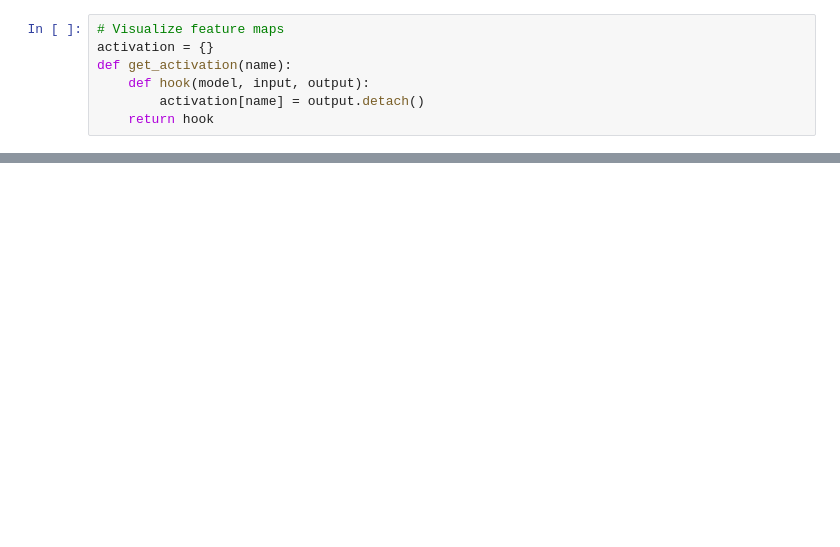
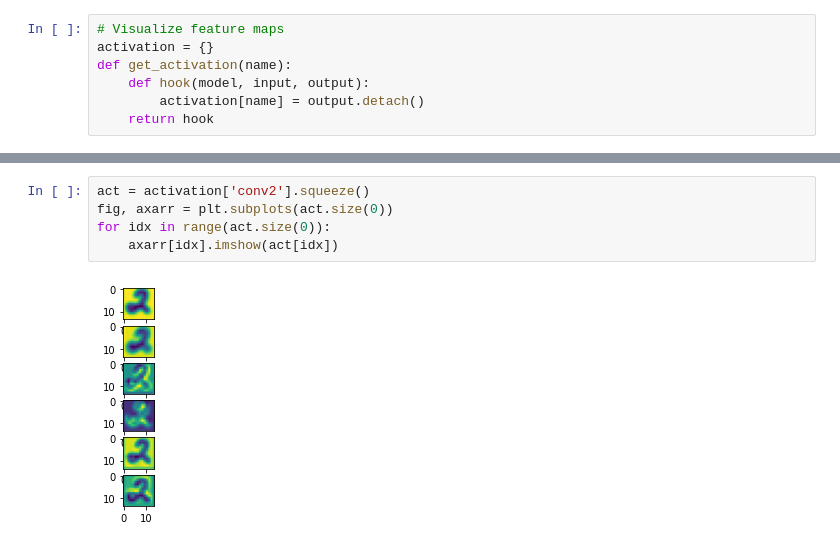
Before and after one commit to lukaszbinden/ethz-iacv-2020, a Jupyter notebook: exercise_3/Feature Visualization.ipynb, the cells around one changed output, grey strips where cells are left out. Saved outputs shown, nothing was run; the diff lists cells and outputs as text; blank space fills up the shorter version.

```diff
--- a/exercise_3/Feature Visualization.ipynb
+++ b/exercise_3/Feature Visualization.ipynb
@@ -103,0 +129,7 @@ for idx in range(act.size(0)):
+# %%
+act = activation['conv2'].squeeze()
+fig, axarr = plt.subplots(act.size(0))
+for idx in range(act.size(0)):
+    axarr[idx].imshow(act[idx])
+# %% [output]
+[figure, added]
```
Also changed, not shown: parts of 12 cells of this notebook.
